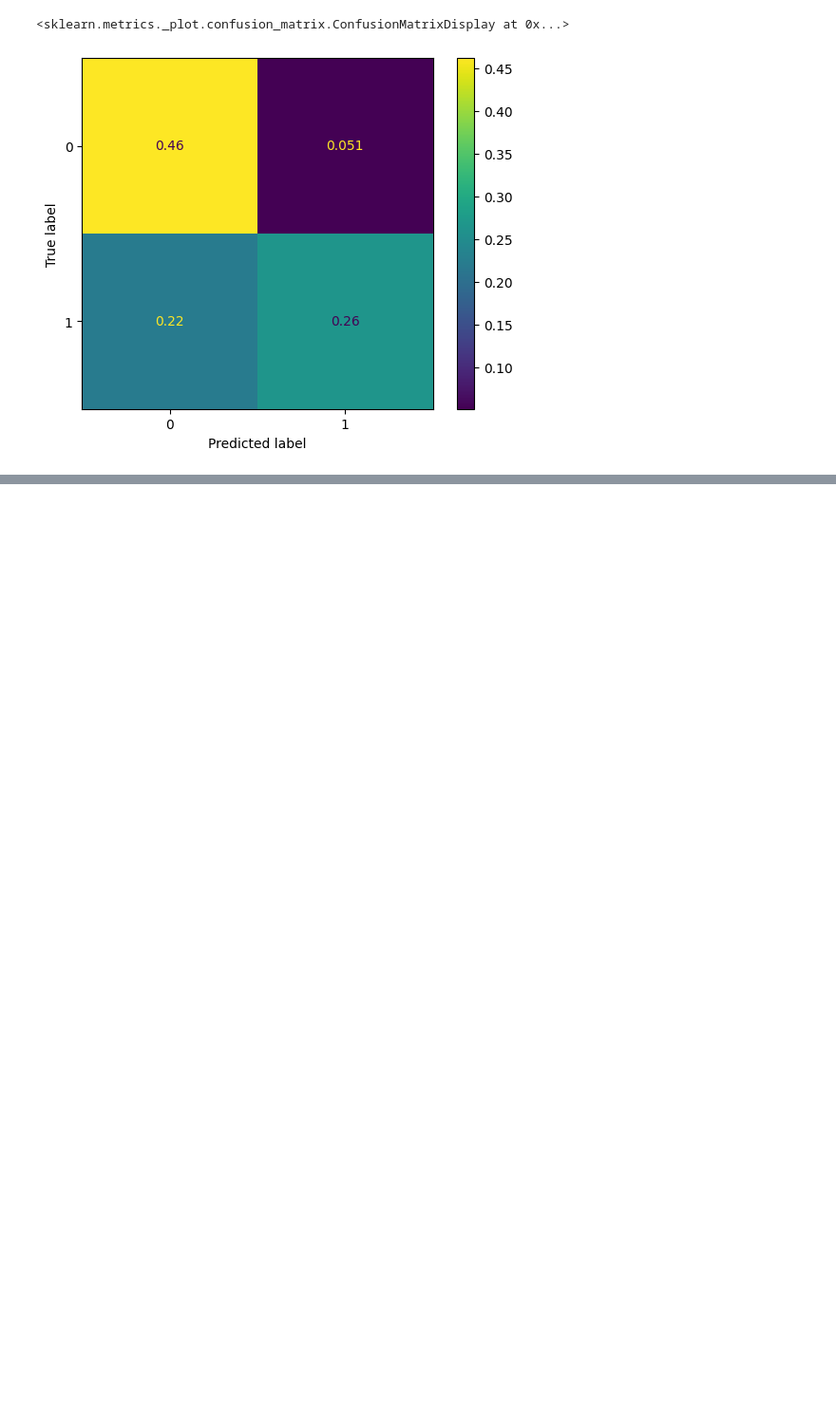
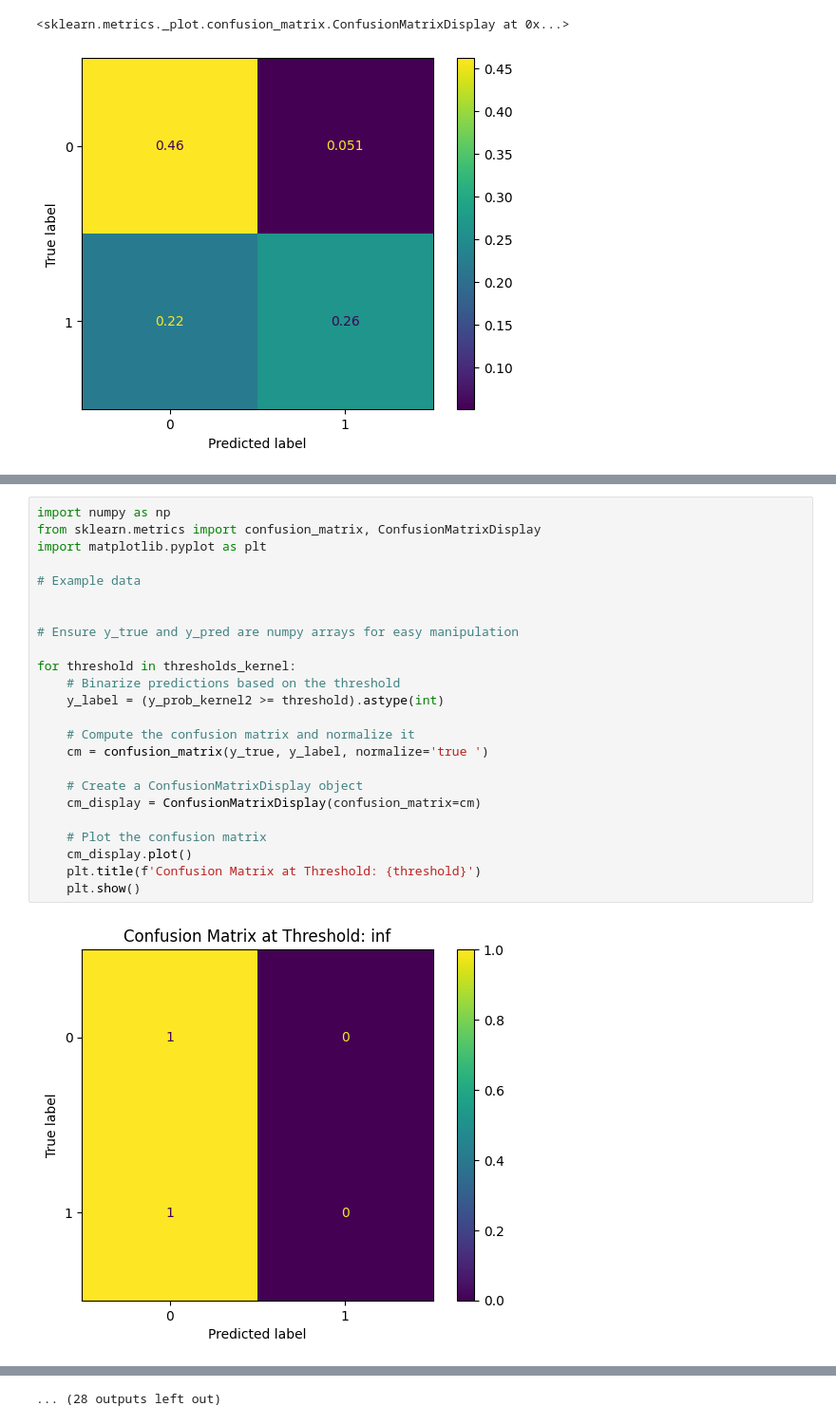
Before and after one commit to theoliver7/uzh-aml, a Jupyter notebook: docs/results_helpers.ipynb, the cells around one changed output, grey strips where cells are left out. Shown at 95% size. Drawn from its saved outputs; the diff is of its cells as text; blank space fills up the shorter version.

```diff
--- a/docs/results_helpers.ipynb
+++ b/docs/results_helpers.ipynb
@@ -471,0 +526,26 @@ cm_display.plot()
+# %%
+import numpy as np
+from sklearn.metrics import confusion_matrix, ConfusionMatrixDisplay
+import matplotlib.pyplot as plt
+
+# Example data
+
+
+# Ensure y_true and y_pred are numpy arrays for easy manipulation
+
+for threshold in thresholds_kernel:
+    # Binarize predictions based on the threshold
+    y_label = (y_prob_kernel2 >= threshold).astype(int)
+
+    # Compute the confusion matrix and normalize it
+    cm = confusion_matrix(y_true, y_label, normalize='true ')
+
+    # Create a ConfusionMatrixDisplay object
+    cm_display = ConfusionMatrixDisplay(confusion_matrix=cm)
+
+    # Plot the confusion matrix
+    cm_display.plot()
+    plt.title(f'Confusion Matrix at Threshold: {threshold}')
+    plt.show()
+# %% [output]
+[figure, added]
@@ -471,0 +563 @@ cm_display.plot()
+... (28 outputs left out)
```
Also changed, not shown: parts of 6 cells of this notebook.
